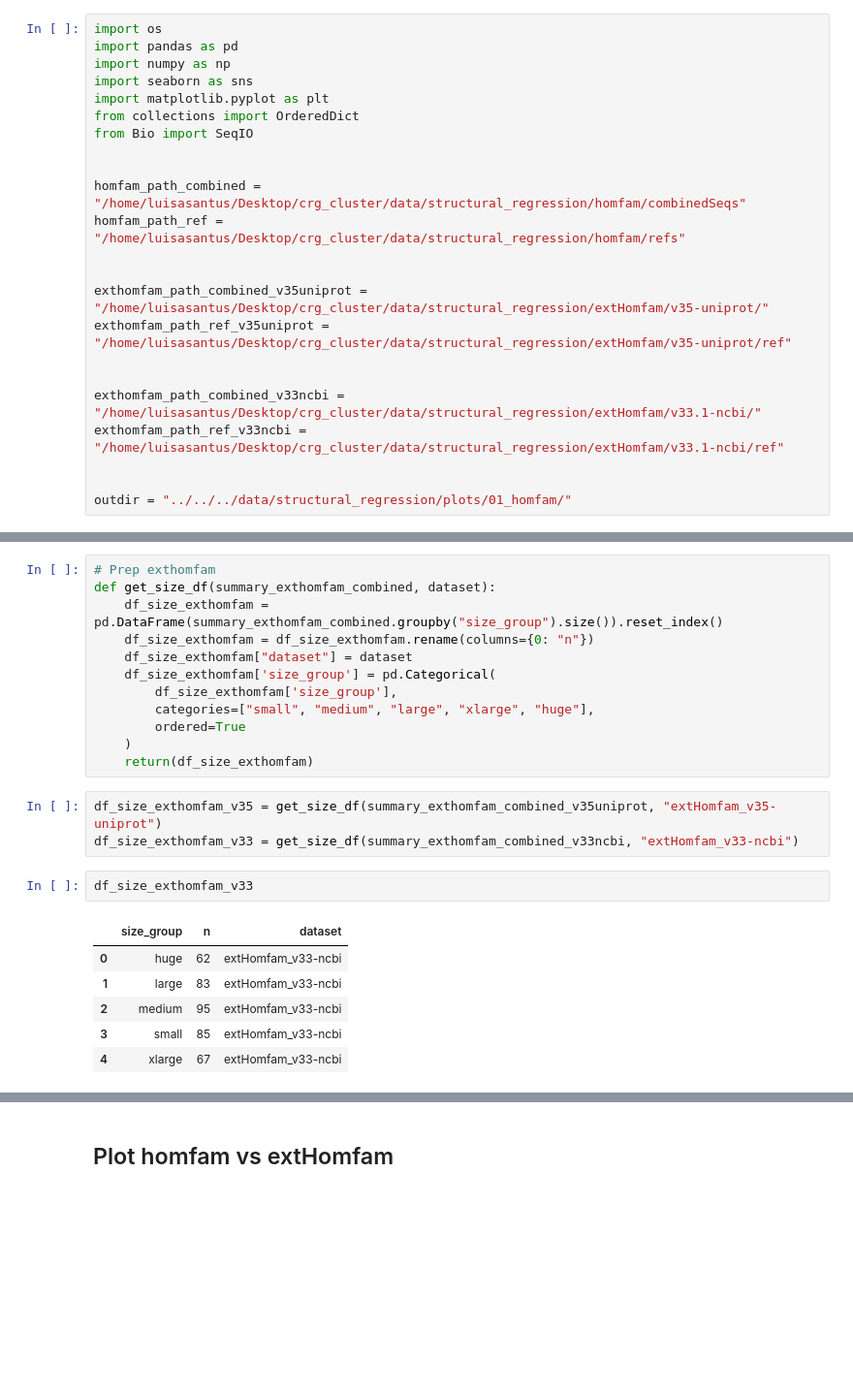
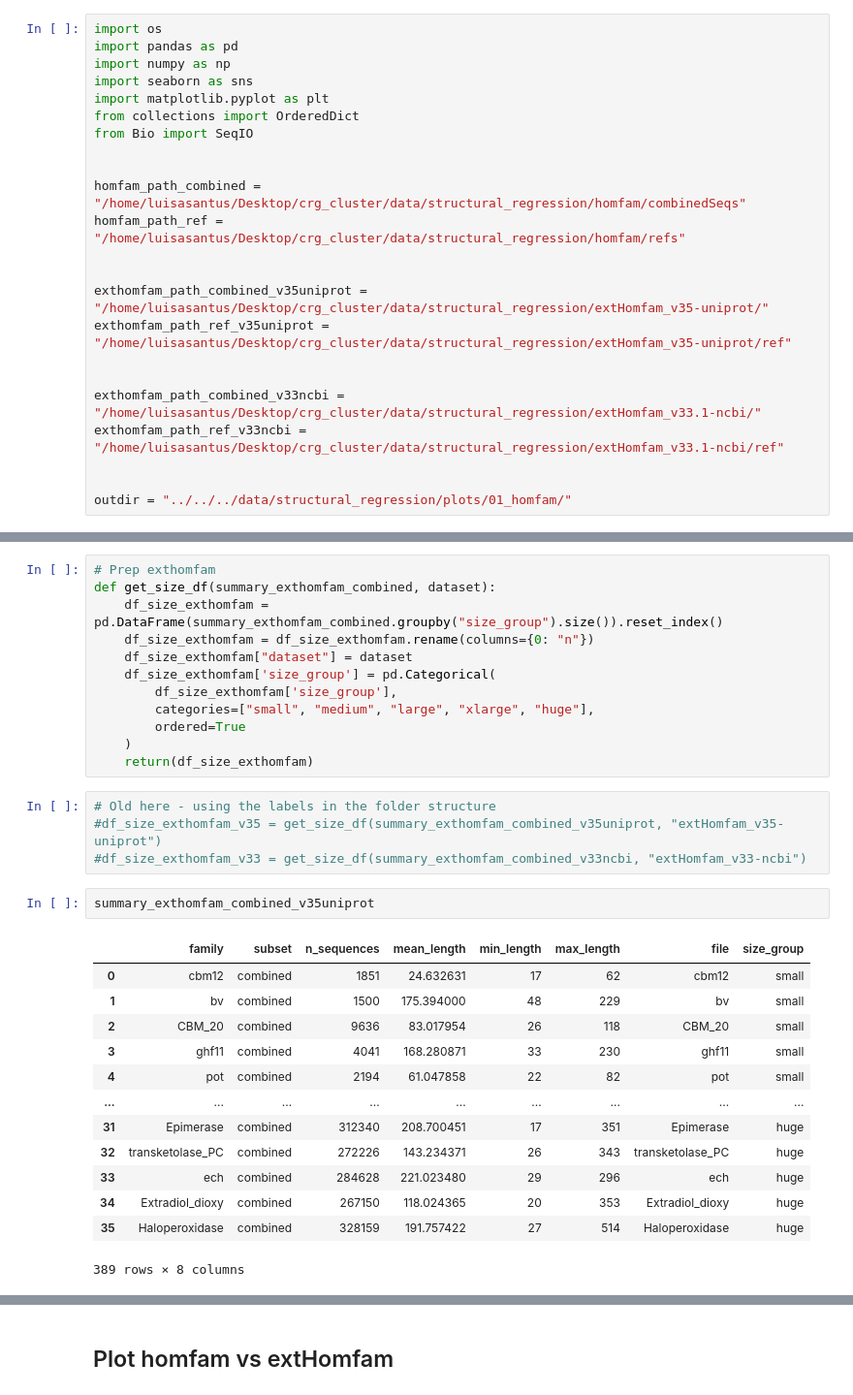
Before and after one commit to luisas/nf_structural_regression, a Jupyter notebook: notebook/00_HomFam.ipynb, the cells around one changed output, grey strips where cells are left out. Shown: that part at 97% size. Cells and saved outputs as stored; diff of their text form; blank space fills up the shorter version.

```diff
--- a/notebook/00_HomFam.ipynb
+++ b/notebook/00_HomFam.ipynb
@@ -14,12 +14,12 @@ homfam_path_combined = "/home/luisasantus/Desktop/crg_cluster/data/structural_re
 homfam_path_ref = "/home/luisasantus/Desktop/crg_cluster/data/structural_regression/homfam/refs"
 
 
-exthomfam_path_combined_v35uniprot = "/home/luisasantus/Desktop/crg_cluster/data/structural_regression/extHomfam/v35-uniprot/"
-exthomfam_path_ref_v35uniprot = "/home/luisasantus/Desktop/crg_cluster/data/structural_regression/extHomfam/v35-uniprot/ref"
+exthomfam_path_combined_v35uniprot = "/home/luisasantus/Desktop/crg_cluster/data/structural_regression/extHomfam_v35-uniprot/"
+exthomfam_path_ref_v35uniprot = "/home/luisasantus/Desktop/crg_cluster/data/structural_regression/extHomfam_v35-uniprot/ref"
 
 
-exthomfam_path_combined_v33ncbi = "/home/luisasantus/Desktop/crg_cluster/data/structural_regression/extHomfam/v33.1-ncbi/"
-exthomfam_path_ref_v33ncbi = "/home/luisasantus/Desktop/crg_cluster/data/structural_regression/extHomfam/v33.1-ncbi/ref"
+exthomfam_path_combined_v33ncbi = "/home/luisasantus/Desktop/crg_cluster/data/structural_regression/extHomfam_v33.1-ncbi/"
+exthomfam_path_ref_v33ncbi = "/home/luisasantus/Desktop/crg_cluster/data/structural_regression/extHomfam_v33.1-ncbi/ref"
 
 
 outdir = "../../../data/structural_regression/plots/01_homfam/"
@@ -139,17 +139,25 @@ def get_size_df(summary_exthomfam_combined, dataset):
     )
     return(df_size_exthomfam)
 # %%
-df_size_exthomfam_v35 = get_size_df(summary_exthomfam_combined_v35uniprot, "extHomfam_v35-uniprot")
-df_size_exthomfam_v33 = get_size_df(summary_exthomfam_combined_v33ncbi, "extHomfam_v33-ncbi")
+# Old here - using the labels in the folder structure
+#df_size_exthomfam_v35 = get_size_df(summary_exthomfam_combined_v35uniprot, "extHomfam_v35-uniprot")
+#df_size_exthomfam_v33 = get_size_df(summary_exthomfam_combined_v33ncbi, "extHomfam_v33-ncbi")
 # %%
-df_size_exthomfam_v33
+summary_exthomfam_combined_v35uniprot
 # %% [output]
-|  | size_group | n | dataset |
-| 0 | huge | 62 | extHomfam_v33-ncbi |
-| 1 | large | 83 | extHomfam_v33-ncbi |
-| 2 | medium | 95 | extHomfam_v33-ncbi |
-| 3 | small | 85 | extHomfam_v33-ncbi |
-| 4 | xlarge | 67 | extHomfam_v33-ncbi |
+|  | family | subset | n_sequences | mean_length | min_length | max_length | file | size_group |
+| 0 | cbm12 | combined | 1851 | 24.632631 | 17 | 62 | cbm12 | small |
+| 1 | bv | combined | 1500 | 175.394000 | 48 | 229 | bv | small |
+| 2 | CBM_20 | combined | 9636 | 83.017954 | 26 | 118 | CBM_20 | small |
+| 3 | ghf11 | combined | 4041 | 168.280871 | 33 | 230 | ghf11 | small |
+| 4 | pot | combined | 2194 | 61.047858 | 22 | 82 | pot | small |
+| ... | ... | ... | ... | ... | ... | ... | ... | ... |
+| 31 | Epimerase | combined | 312340 | 208.700451 | 17 | 351 | Epimerase | huge |
+| 32 | transketolase_PC | combined | 272226 | 143.234371 | 26 | 343 | transketolase_PC | huge |
+| 33 | ech | combined | 284628 | 221.023480 | 29 | 296 | ech | huge |
+| 34 | Extradiol_dioxy | combined | 267150 | 118.024365 | 20 | 353 | Extradiol_dioxy | huge |
+| 35 | Haloperoxidase | combined | 328159 | 191.757422 | 27 | 514 | Haloperoxidase | huge |
+389 rows × 8 columns
 # %%
 # Prep homfam
 # Add group sizes
```
Also changed, not shown: parts of 7 cells of this notebook, 8 other files.
